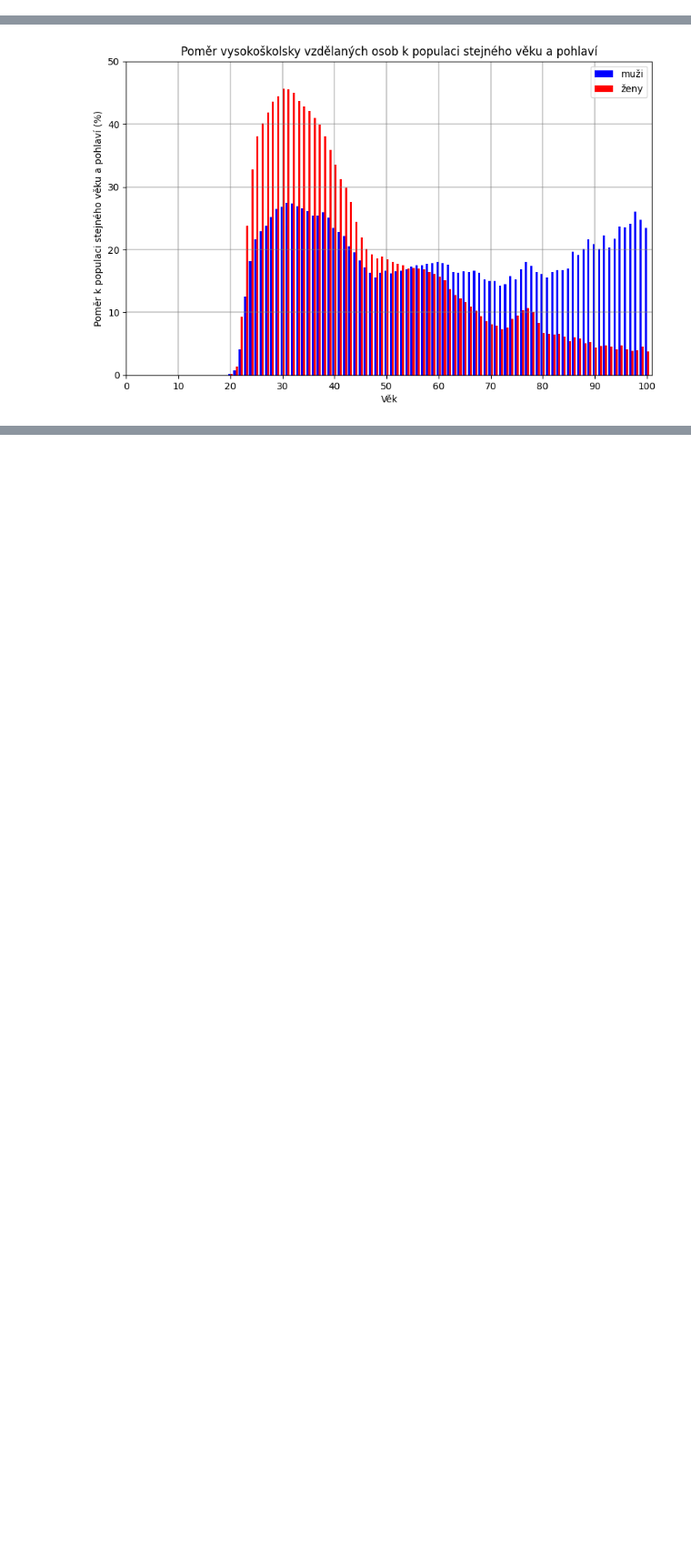
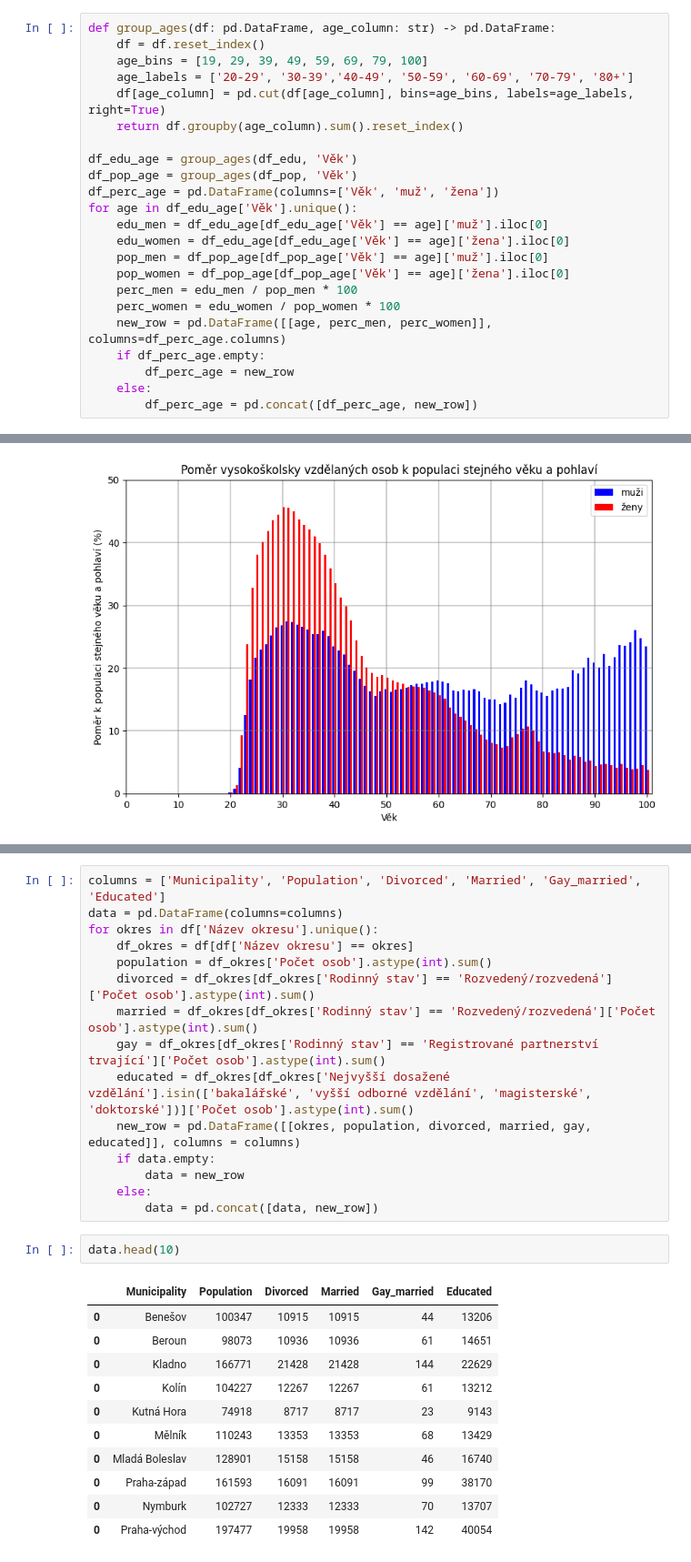
Before and after one commit to dominik-sv/Population-Data, a Jupyter notebook: education.ipynb, the cells around one changed output, grey strips where cells are left out. Shown at 91% size. Drawn from its saved outputs; the diff is of its cells as text; blank space fills up the shorter version.

```diff
--- a/education.ipynb
+++ b/education.ipynb
@@ -77,3 +87,26 @@ for age in df['Věk'].unique():
 df_edu = education.pivot(index = 'Věk', columns = 'Pohlaví', values = 'Vysokoškolsky vzdělaný')
 df_pop = education.pivot(index = 'Věk', columns = 'Pohlaví', values = 'Počet osob')
 df_perc = education.pivot(index = 'Věk', columns = 'Pohlaví', values = 'Poměr vzdělaných')
+# %%
+def group_ages(df: pd.DataFrame, age_column: str) -> pd.DataFrame:
+    df = df.reset_index()
+    age_bins = [19, 29, 39, 49, 59, 69, 79, 100]
+    age_labels = ['20-29', '30-39','40-49', '50-59', '60-69', '70-79', '80+']
+    df[age_column] = pd.cut(df[age_column], bins=age_bins, labels=age_labels, right=True)
+    return df.groupby(age_column).sum().reset_index()
+
+df_edu_age = group_ages(df_edu, 'Věk')
+df_pop_age = group_ages(df_pop, 'Věk')
+df_perc_age = pd.DataFrame(columns=['Věk', 'muž', 'žena'])
+for age in df_edu_age['Věk'].unique():
+    edu_men = df_edu_age[df_edu_age['Věk'] == age]['muž'].iloc[0]
+    edu_women = df_edu_age[df_edu_age['Věk'] == age]['žena'].iloc[0]
+    pop_men = df_pop_age[df_pop_age['Věk'] == age]['muž'].iloc[0]
+    pop_women = df_pop_age[df_pop_age['Věk'] == age]['žena'].iloc[0]
+    perc_men = edu_men / pop_men * 100
+    perc_women = edu_women / pop_women * 100
+    new_row = pd.DataFrame([[age, perc_men, perc_women]], columns=df_perc_age.columns)
+    if df_perc_age.empty:
+        df_perc_age = new_row
+    else:
+        df_perc_age = pd.concat([df_perc_age, new_row])
@@ -174,0 +285,29 @@ fig.savefig(
+# %%
+columns = ['Municipality', 'Population', 'Divorced', 'Married', 'Gay_married', 'Educated']
+data = pd.DataFrame(columns=columns)
+for okres in df['Název okresu'].unique():
+    df_okres = df[df['Název okresu'] == okres]
+    population = df_okres['Počet osob'].astype(int).sum()
+    divorced = df_okres[df_okres['Rodinný stav'] == 'Rozvedený/rozvedená']['Počet osob'].astype(int).sum()
+    married = df_okres[df_okres['Rodinný stav'] == 'Rozvedený/rozvedená']['Počet osob'].astype(int).sum()
+    gay = df_okres[df_okres['Rodinný stav'] == 'Registrované partnerství trvající']['Počet osob'].astype(int).sum()
+    educated = df_okres[df_okres['Nejvyšší dosažené vzdělání'].isin(['bakalářské', 'vyšší odborné vzdělání', 'magisterské', 'doktorské'])]['Počet osob'].astype(int).sum()
+    new_row = pd.DataFrame([[okres, population, divorced, married, gay, educated]], columns = columns)
+    if data.empty:
+        data = new_row
+    else:
+        data = pd.concat([data, new_row])
+# %%
+data.head(10)
+# %% [output]
+|  | Municipality | Population | Divorced | Married | Gay_married | Educated |
+| 0 | Benešov | 100347 | 10915 | 10915 | 44 | 13206 |
+| 0 | Beroun | 98073 | 10936 | 10936 | 61 | 14651 |
+| 0 | Kladno | 166771 | 21428 | 21428 | 144 | 22629 |
+| 0 | Kolín | 104227 | 12267 | 12267 | 61 | 13212 |
+| 0 | Kutná Hora | 74918 | 8717 | 8717 | 23 | 9143 |
+| 0 | Mělník | 110243 | 13353 | 13353 | 68 | 13429 |
+| 0 | Mladá Boleslav | 128901 | 15158 | 15158 | 46 | 16740 |
+| 0 | Praha-západ | 161593 | 16091 | 16091 | 99 | 38170 |
+| 0 | Nymburk | 102727 | 12333 | 12333 | 70 | 13707 |
+| 0 | Praha-východ | 197477 | 19958 | 19958 | 142 | 40054 |
```
Also changed, not shown: parts of 7 cells of this notebook, 2 other files.
